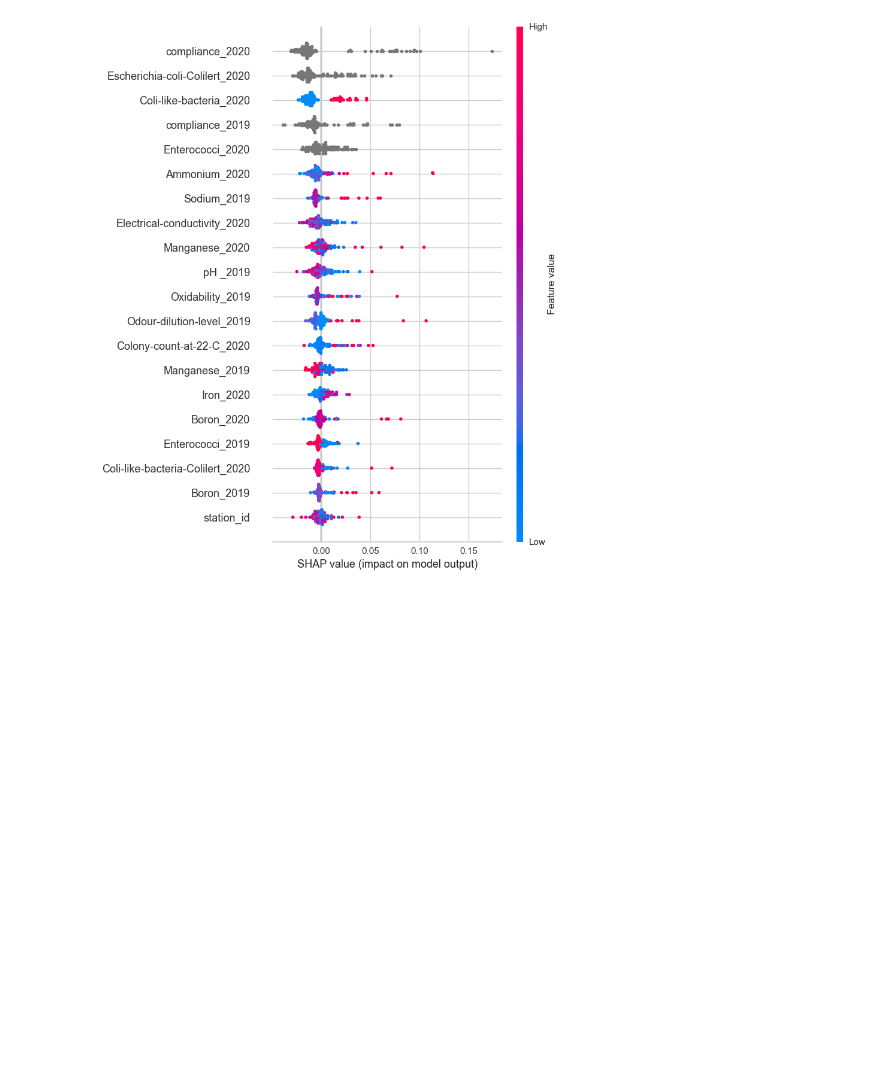
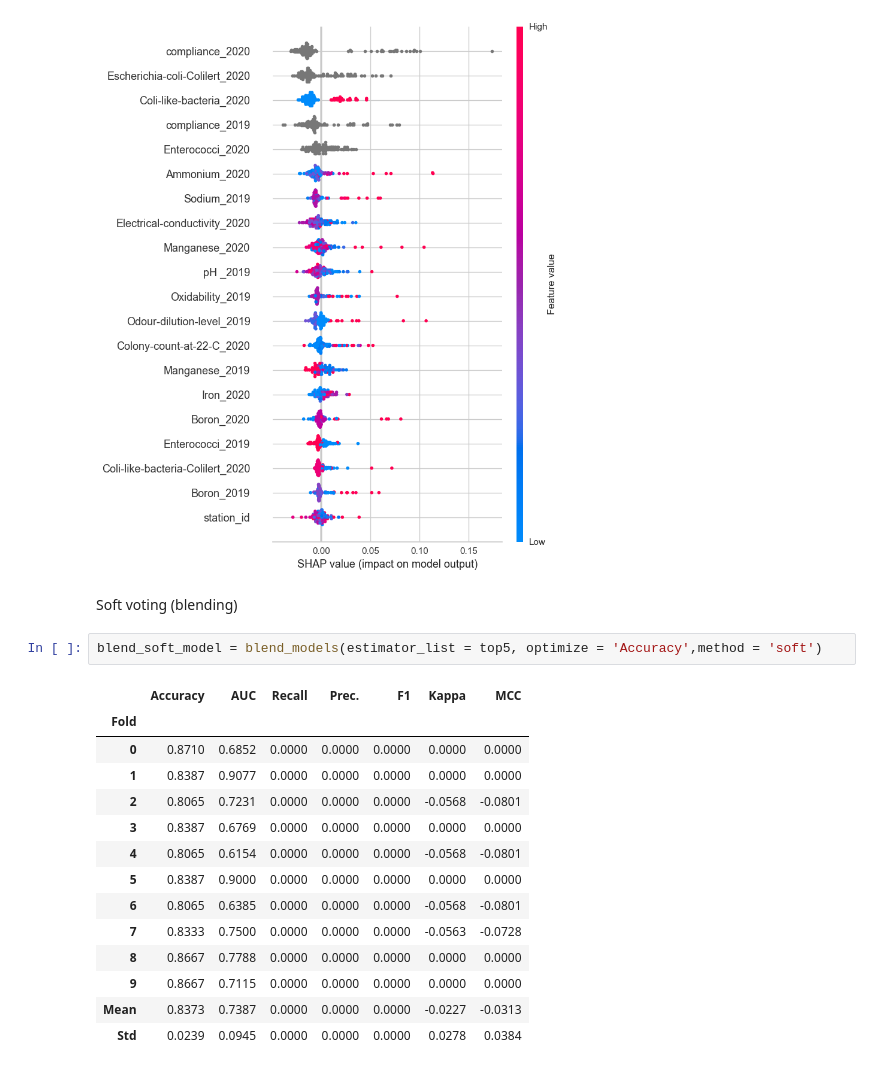
Before and after one commit to katesedykh/ML2022-Drinking-Water-Quality, a Jupyter notebook: drinking-water-quality.ipynb, the cells around one changed output. Cells and saved outputs as stored; diff of their text form; blank space fills up the shorter version.

```diff
--- a/drinking-water-quality.ipynb
+++ b/drinking-water-quality.ipynb
@@ -407,3 +407,22 @@ interpret_model(catboost)
 interpret_model(et)
 # %% [output]
 [figure]
+# %% [markdown]
+Soft voting (blending)
+# %%
+blend_soft_model = blend_models(estimator_list = top5, optimize = 'Accuracy',method = 'soft')
+# %% [output]
+|  | Accuracy | AUC | Recall | Prec. | F1 | Kappa | MCC |
+| Fold |  |  |  |  |  |  |  |
+| 0 | 0.8710 | 0.6852 | 0.0000 | 0.0000 | 0.0000 | 0.0000 | 0.0000 |
+| 1 | 0.8387 | 0.9077 | 0.0000 | 0.0000 | 0.0000 | 0.0000 | 0.0000 |
+| 2 | 0.8065 | 0.7231 | 0.0000 | 0.0000 | 0.0000 | -0.0568 | -0.0801 |
+| 3 | 0.8387 | 0.6769 | 0.0000 | 0.0000 | 0.0000 | 0.0000 | 0.0000 |
+| 4 | 0.8065 | 0.6154 | 0.0000 | 0.0000 | 0.0000 | -0.0568 | -0.0801 |
+| 5 | 0.8387 | 0.9000 | 0.0000 | 0.0000 | 0.0000 | 0.0000 | 0.0000 |
+| 6 | 0.8065 | 0.6385 | 0.0000 | 0.0000 | 0.0000 | -0.0568 | -0.0801 |
+| 7 | 0.8333 | 0.7500 | 0.0000 | 0.0000 | 0.0000 | -0.0563 | -0.0728 |
+| 8 | 0.8667 | 0.7788 | 0.0000 | 0.0000 | 0.0000 | 0.0000 | 0.0000 |
+| 9 | 0.8667 | 0.7115 | 0.0000 | 0.0000 | 0.0000 | 0.0000 | 0.0000 |
+| Mean | 0.8373 | 0.7387 | 0.0000 | 0.0000 | 0.0000 | -0.0227 | -0.0313 |
+| Std | 0.0239 | 0.0945 | 0.0000 | 0.0000 | 0.0000 | 0.0278 | 0.0384 |
```
Also changed, not shown: parts of 20 cells of this notebook.
